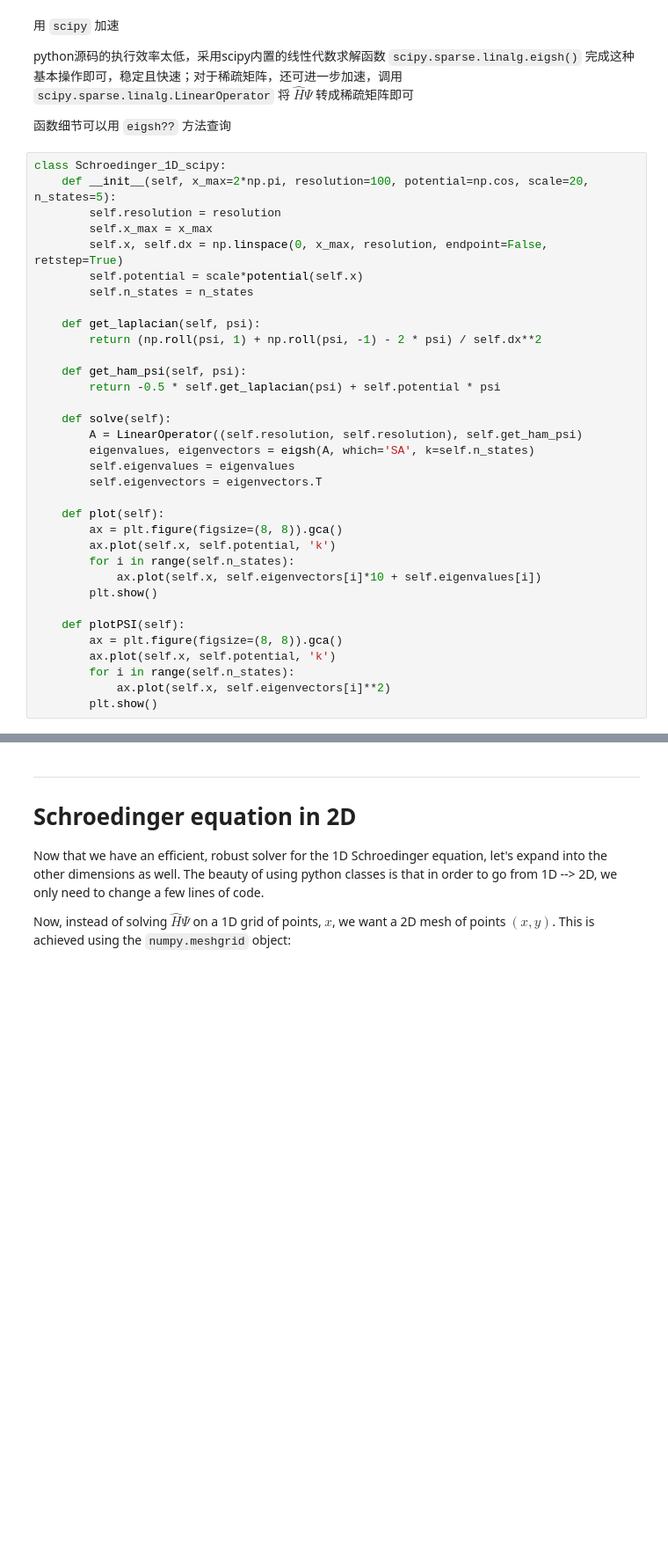
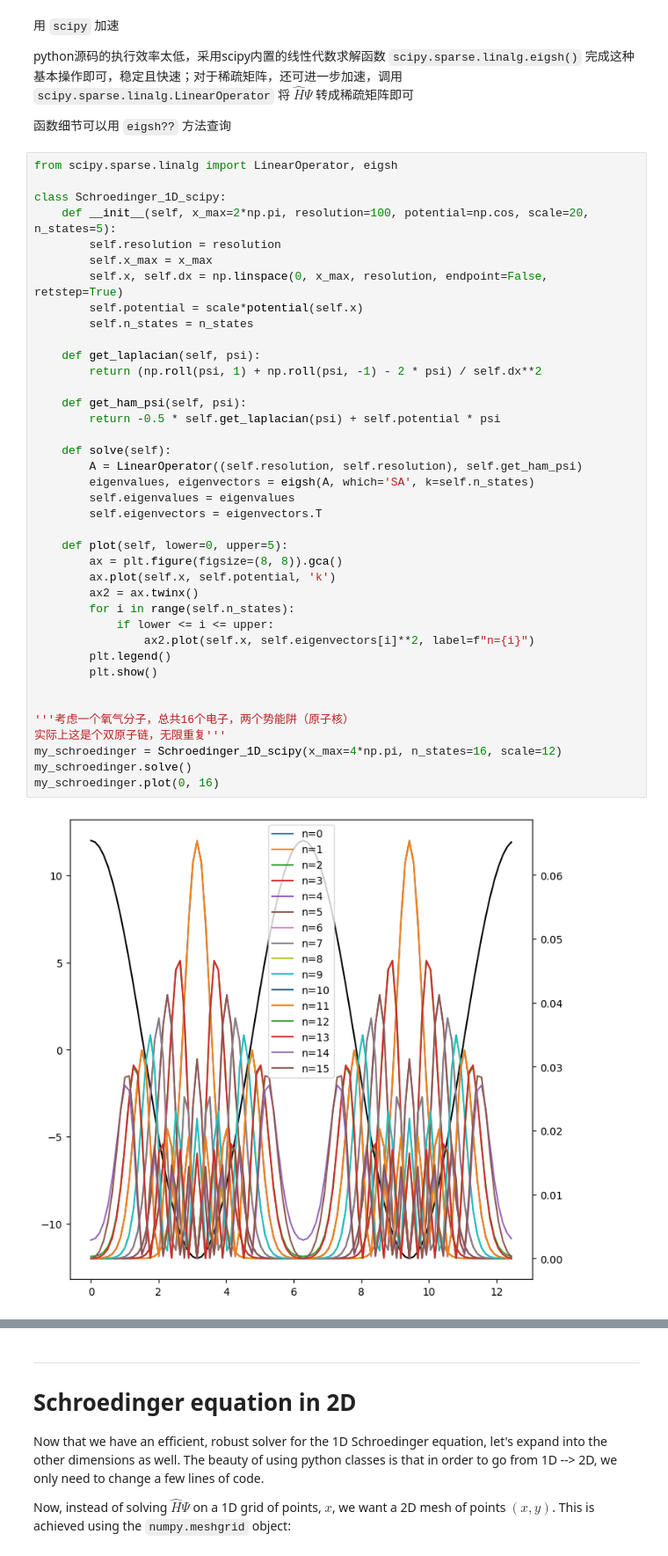
Before and after one commit to m3lab-zzl/pyrho, a Jupyter notebook: tutorial.ipynb, the cells around one changed output, grey strips where cells are left out. Shown at 88% size. Drawn from its saved outputs; the diff is of its cells as text; blank space fills up the shorter version.

```diff
--- a/tutorial.ipynb
+++ b/tutorial.ipynb
@@ -245,36 +256,43 @@ python源码的执行效率太低，采用scipy内置的线性代数求解函数
 
 函数细节可以用 `eigsh??` 方法查询
 # %%
+from scipy.sparse.linalg import LinearOperator, eigsh
+
 class Schroedinger_1D_scipy:
     def __init__(self, x_max=2*np.pi, resolution=100, potential=np.cos, scale=20, n_states=5):
         self.resolution = resolution
         self.x_max = x_max
         self.x, self.dx = np.linspace(0, x_max, resolution, endpoint=False, retstep=True)
         self.potential = scale*potential(self.x)
         self.n_states = n_states
 
     def get_laplacian(self, psi):
         return (np.roll(psi, 1) + np.roll(psi, -1) - 2 * psi) / self.dx**2
 
     def get_ham_psi(self, psi):
         return -0.5 * self.get_laplacian(psi) + self.potential * psi
 
     def solve(self):
         A = LinearOperator((self.resolution, self.resolution), self.get_ham_psi)
         eigenvalues, eigenvectors = eigsh(A, which='SA', k=self.n_states)
         self.eigenvalues = eigenvalues
         self.eigenvectors = eigenvectors.T
 
-    def plot(self):
+    def plot(self, lower=0, upper=5):
         ax = plt.figure(figsize=(8, 8)).gca()
         ax.plot(self.x, self.potential, 'k')
+        ax2 = ax.twinx()
         for i in range(self.n_states):
-            ax.plot(self.x, self.eigenvectors[i]*10 + self.eigenvalues[i])
+            if lower <= i <= upper:
+                ax2.plot(self.x, self.eigenvectors[i]**2, label=f"n={i}")
+        plt.legend()
         plt.show()
 
-    def plotPSI(self):
-        ax = plt.figure(figsize=(8, 8)).gca()
-        ax.plot(self.x, self.potential, 'k')
-        for i in range(self.n_states):
-            ax.plot(self.x, self.eigenvectors[i]**2)
-        plt.show()
+
+'''考虑一个氧气分子，总共16个电子，两个势能阱（原子核）
+实际上这是个双原子链，无限重复'''
+my_schroedinger = Schroedinger_1D_scipy(x_max=4*np.pi, n_states=16, scale=12)
+my_schroedinger.solve()
+my_schroedinger.plot(0, 16)
+# %% [output]
+[figure, added]
```
Also changed, not shown: parts of 12 cells of this notebook, 4 other files.
